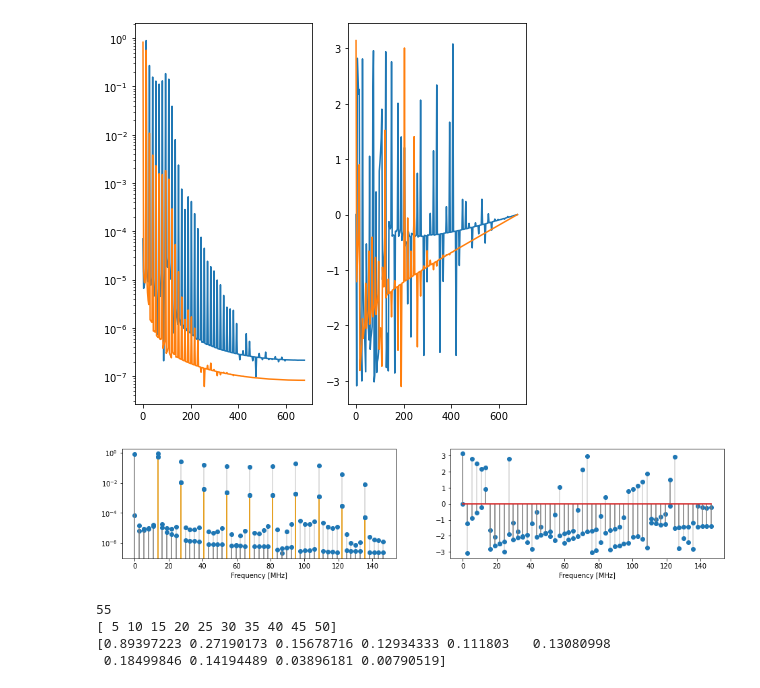
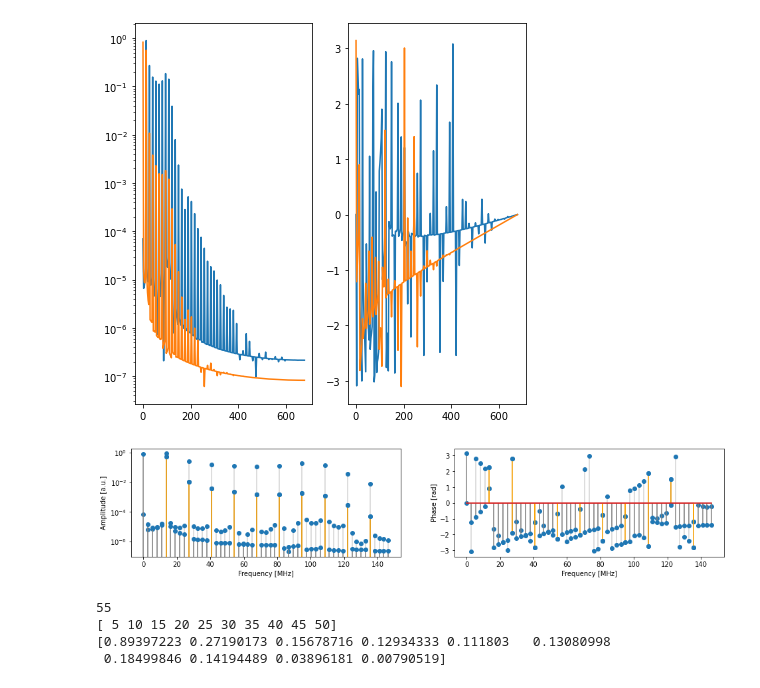
Before and after one commit to dsamsonov1/rf_plasma_impedance, a Jupyter notebook: rf_discharge_2.ipynb, the cells around one changed output. Drawn from its saved outputs; the diff is of its cells as text; code cells hidden in the pictures.

```diff
--- a/rf_discharge_2.ipynb
+++ b/rf_discharge_2.ipynb
@@ -197,27 +197,34 @@ axs[1].plot(freqsMHz, v_phase)
 # %%
 fig, axs = plt.subplots(nrows=1, ncols=2, figsize=(16, 3))
 
 nHarm = 10
 
 idxHarm = (nHarm+1)*num_periods_for_spectra
 
 freqsReducedHarm = freqsMHz[0:idxHarm]
 i_reducedHarm = i_normalized[0:idxHarm]
 v_reducedHarm = v_normalized[0:idxHarm]
 
+i_phaseReducedHarm = i_phase[0:idxHarm]
+v_phaseReducedHarm = v_phase[0:idxHarm]
+
 idxrange = np.arange(start=num_periods_for_spectra, stop=(nHarm+1)*num_periods_for_spectra, step=num_periods_for_spectra)
 
 axs[0].stem(freqsReducedHarm, i_reducedHarm, linefmt='lightgrey')
 axs[0].stem(freqsReducedHarm, v_reducedHarm, linefmt='grey')
 axs[0].stem(freqsReducedHarm[idxrange], v_reducedHarm[idxrange], linefmt='orange')
 axs[0].set_yscale('log')
 axs[0].set_xlabel('Frequency [MHz]')
+axs[0].set_ylabel('Amplitude [a.u.]')
 
 axs[1].stem(freqsReducedHarm, i_phase[0:idxHarm], linefmt='lightgrey')
 axs[1].stem(freqsReducedHarm, v_phase[0:idxHarm], linefmt='grey')
+axs[1].stem(freqsReducedHarm[idxrange], v_phaseReducedHarm[idxrange], linefmt='orange')
+axs[1].stem(freqsReducedHarm[idxrange], i_phaseReducedHarm[idxrange], linefmt='orange')
+axs[1].set_ylabel('Phase [rad]')
 _=axs[1].set_xlabel('Frequency [MHz]')
 # %% [output]
-[figure, old version]
+[figure, new version]
 # %%
 print(i_reducedHarm.size)
 idxrange = np.arange(start=num_periods_for_spectra, stop=(nHarm+1)*num_periods_for_spectra, step=num_periods_for_spectra)
```
Also changed, not shown: parts of 3 cells of this notebook.
